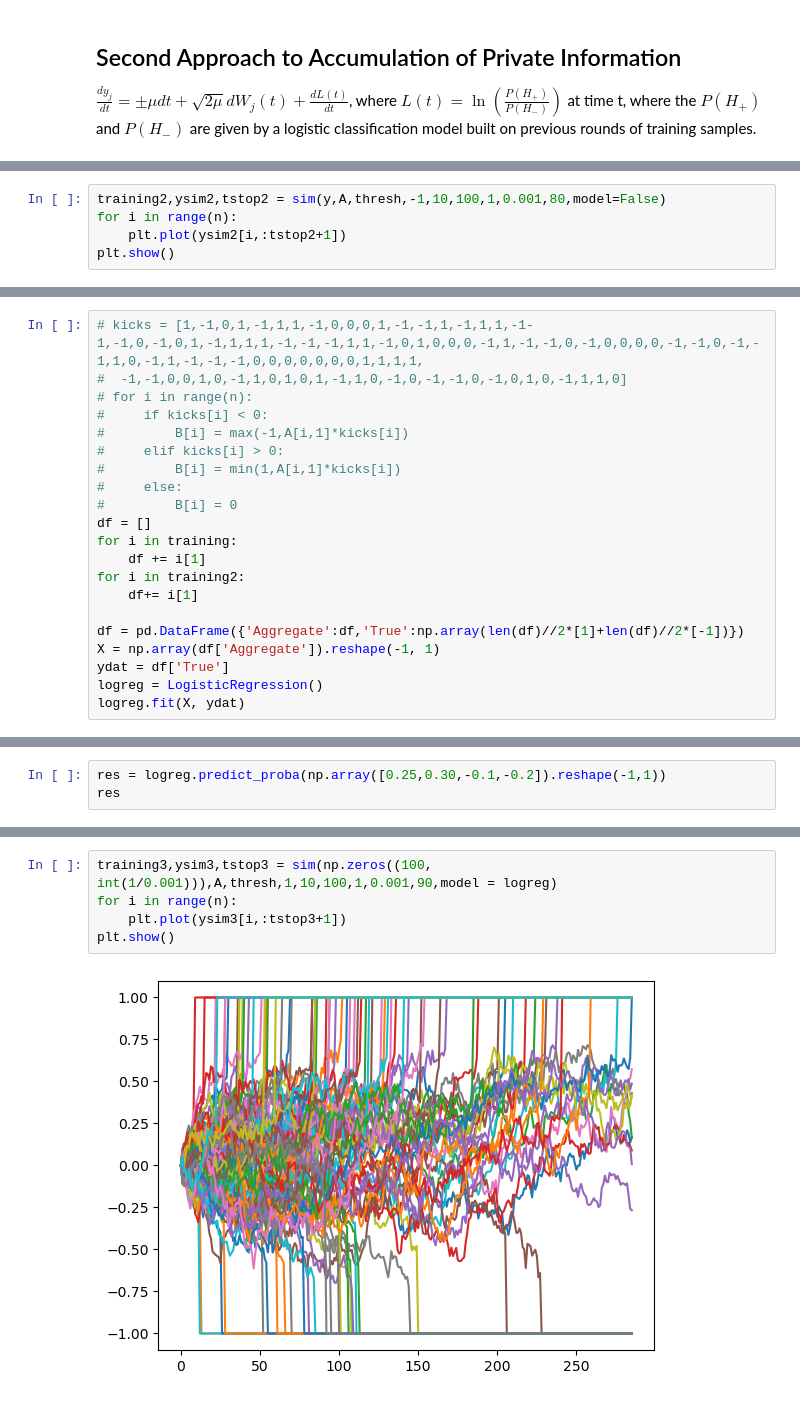
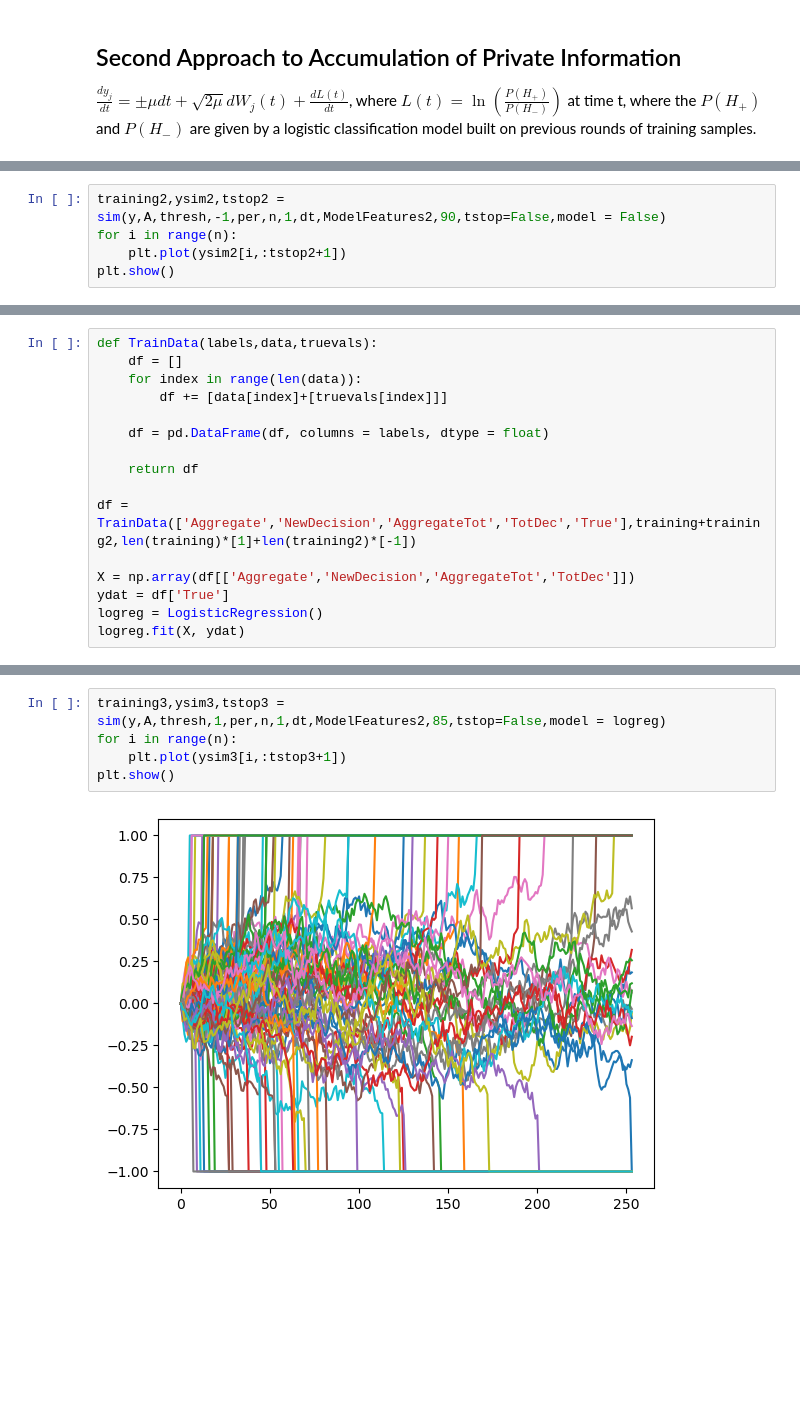
Before and after one commit to fcseidl/social-net-consensus, a Jupyter notebook: LogisticClassificationModel.ipynb, the cells around one changed output, grey strips where cells are left out. Drawn from its saved outputs; the diff is of its cells as text; blank space fills up the shorter version.

```diff
--- a/LogisticClassificationModel.ipynb
+++ b/LogisticClassificationModel.ipynb
@@ -142,5 +242,5 @@ plt.show()
 # %%
-training2,ysim2,tstop2 = sim(y,A,thresh,-1,10,100,1,0.001,80,model=False)
+training2,ysim2,tstop2 = sim(y,A,thresh,-1,per,n,1,dt,ModelFeatures2,90,tstop=False,model = False)
 for i in range(n):
     plt.plot(ysim2[i,:tstop2+1])
 plt.show()
@@ -170,21 +269,0 @@ RR(ysim[:,tstop],1,tstop)
-# %%
-# kicks = [1,-1,0,1,-1,1,1,-1,0,0,0,1,-1,-1,1,-1,1,1,-1-1,-1,0,-1,0,1,-1,1,1,1,-1,-1,-1,1,1,-1,0,1,0,0,0,-1,1,-1,-1,0,-1,0,0,0,0,-1,-1,0,-1,-1,1,0,-1,1,-1,-1,-1,0,0,0,0,0,0,0,1,1,1,1,
-#  -1,-1,0,0,1,0,-1,1,0,1,0,1,-1,1,0,-1,0,-1,-1,0,-1,0,1,0,-1,1,1,0]
-# for i in range(n):
-#     if kicks[i] < 0:
-#         B[i] = max(-1,A[i,1]*kicks[i])
-#     elif kicks[i] > 0:
-#         B[i] = min(1,A[i,1]*kicks[i])
-#     else:
-#         B[i] = 0
-df = []
-for i in training:
-    df += i[1]
-for i in training2:
-    df+= i[1]
-
-df = pd.DataFrame({'Aggregate':df,'True':np.array(len(df)//2*[1]+len(df)//2*[-1])})
-X = np.array(df['Aggregate']).reshape(-1, 1)
-ydat = df['True']
-logreg = LogisticRegression()
-logreg.fit(X, ydat)
@@ -193,3 +269,0 @@ LogisticRegression()
-# %%
-res = logreg.predict_proba(np.array([0.25,0.30,-0.1,-0.2]).reshape(-1,1))
-res
@@ -200,0 +270,16 @@ array([[0.09986407, 0.90013593],
+# %%
+def TrainData(labels,data,truevals):
+    df = []
+    for index in range(len(data)):
+        df += [data[index]+[truevals[index]]]
+
+    df = pd.DataFrame(df, columns = labels, dtype = float)
+
+    return df
+
+df = TrainData(['Aggregate','NewDecision','AggregateTot','TotDec','True'],training+training2,len(training)*[1]+len(training2)*[-1])
+
+X = np.array(df[['Aggregate','NewDecision','AggregateTot','TotDec']])
+ydat = df['True']
+logreg = LogisticRegression()
+logreg.fit(X, ydat)
@@ -215,10 +304,10 @@ array([ 1,  1, -1, -1])
 # %%
-training3,ysim3,tstop3 = sim(np.zeros((100, int(1/0.001))),A,thresh,1,10,100,1,0.001,90,model = logreg)
+training3,ysim3,tstop3 = sim(y,A,thresh,1,per,n,1,dt,ModelFeatures2,85,tstop=False,model = logreg)
 for i in range(n):
     plt.plot(ysim3[i,:tstop3+1])
 plt.show()
 # %% [output]
-[figure, old version]
+[figure, new version]
 # %%
 RR(ysim3[:,tstop3],1,tstop3)
 # %% [output]
```
Also changed, not shown: parts of 23 cells of this notebook.
